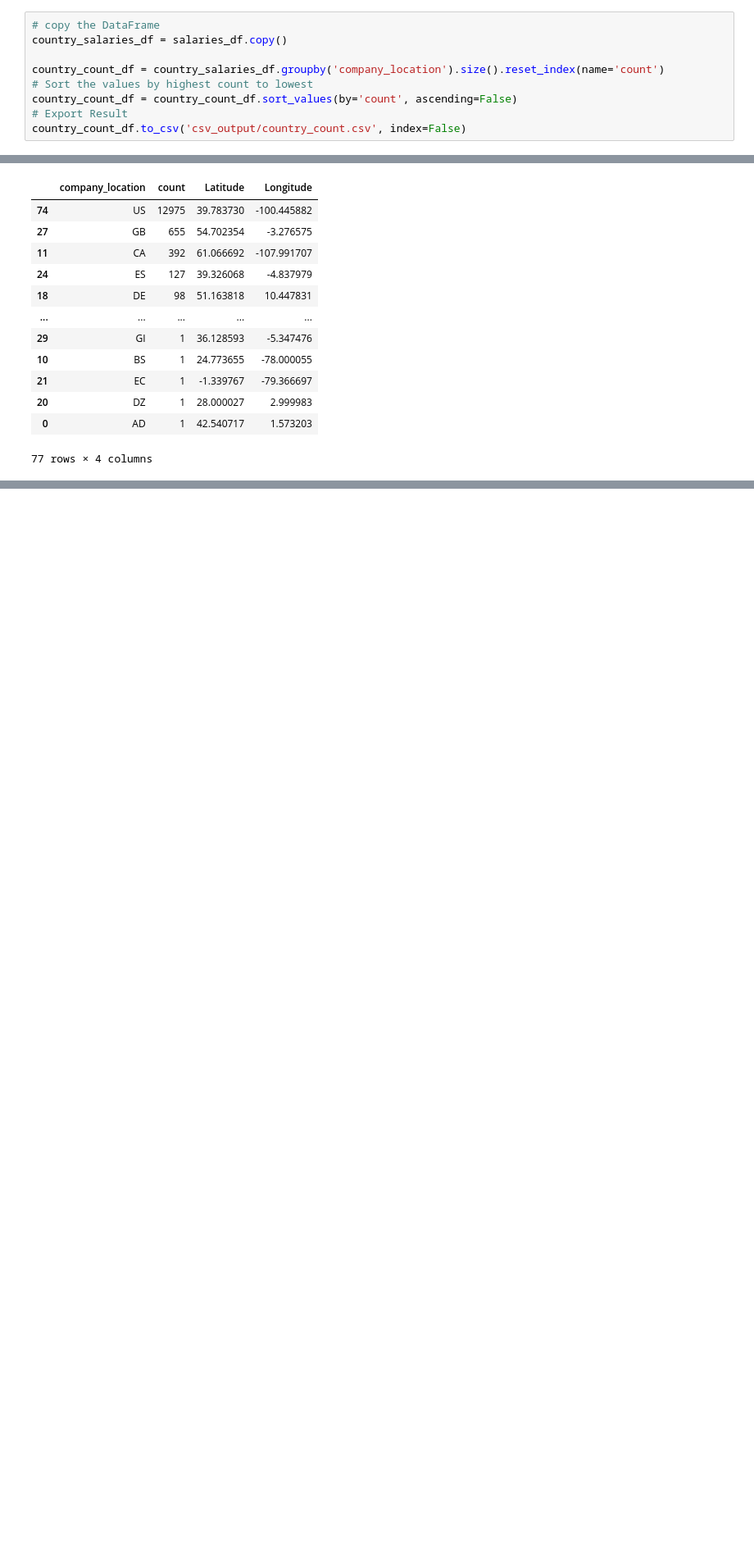
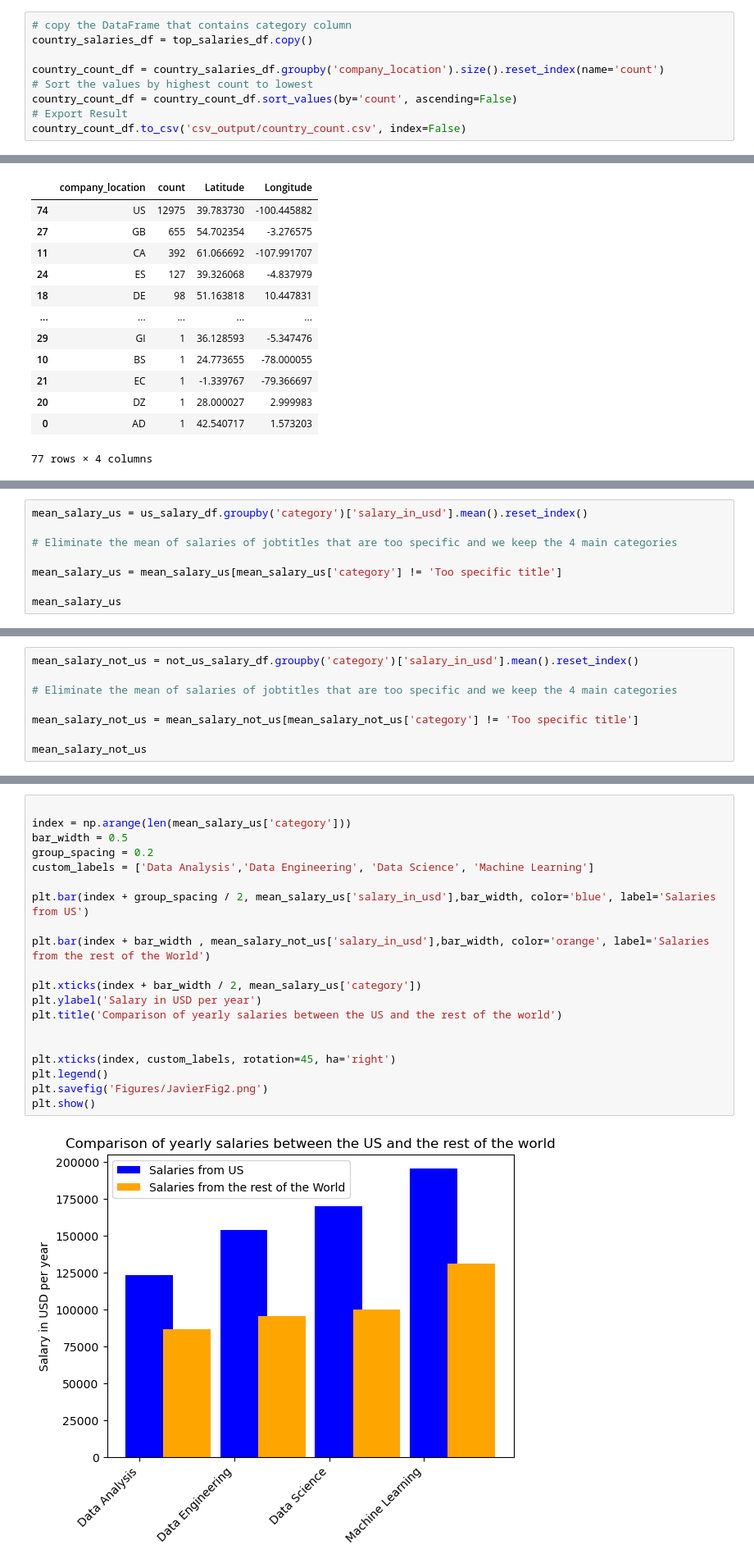
Before and after one commit to Starkilled1/Data-Salaries-2023-2024-analysis, a Jupyter notebook: Javier.ipynb, the cells around one changed output, grey strips where cells are left out. Shown at 82% size. Saved outputs shown, nothing was run; the diff lists cells and outputs as text; blank space fills up the shorter version.

```diff
--- a/Javier.ipynb
+++ b/Javier.ipynb
@@ -178,8 +176,8 @@ plt.savefig('Figures/JavierFig1.png')
 # %% [markdown]
 # Compare salaries between the United States and the rest of the countries in the dataset
 # %%
-# copy the DataFrame
-country_salaries_df = salaries_df.copy()
+# copy the DataFrame that contains category column
+country_salaries_df = top_salaries_df.copy()
 
 country_count_df = country_salaries_df.groupby('company_location').size().reset_index(name='count')
 # Sort the values by highest count to lowest
@@ -257,0 +241,8 @@ not_us_salary_df
+# %%
+mean_salary_us = us_salary_df.groupby('category')['salary_in_usd'].mean().reset_index()
+
+# Eliminate the mean of salaries of jobtitles that are too specific and we keep the 4 main categories
+
+mean_salary_us = mean_salary_us[mean_salary_us['category'] != 'Too specific title']
+
+mean_salary_us
@@ -257,0 +255,8 @@ not_us_salary_df
+# %%
+mean_salary_not_us = not_us_salary_df.groupby('category')['salary_in_usd'].mean().reset_index()
+
+# Eliminate the mean of salaries of jobtitles that are too specific and we keep the 4 main categories
+
+mean_salary_not_us = mean_salary_not_us[mean_salary_not_us['category'] != 'Too specific title']
+
+mean_salary_not_us
@@ -257,0 +269,22 @@ not_us_salary_df
+# %%
+
+index = np.arange(len(mean_salary_us['category']))
+bar_width = 0.5
+group_spacing = 0.2
+custom_labels = ['Data Analysis','Data Engineering', 'Data Science', 'Machine Learning']
+
+plt.bar(index + group_spacing / 2, mean_salary_us['salary_in_usd'],bar_width, color='blue', label='Salaries from US')
+
+plt.bar(index + bar_width , mean_salary_not_us['salary_in_usd'],bar_width, color='orange', label='Salaries from the rest of the World')
+
+plt.xticks(index + bar_width / 2, mean_salary_us['category'])
+plt.ylabel('Salary in USD per year')
+plt.title('Comparison of yearly salaries between the US and the rest of the world')
+
+
+plt.xticks(index, custom_labels, rotation=45, ha='right')
+plt.legend()
+plt.savefig('Figures/JavierFig2.png')
+plt.show()
+# %% [output]
+[figure, added]
```
Also changed, not shown: parts of 4 cells of this notebook, 1 other file.
